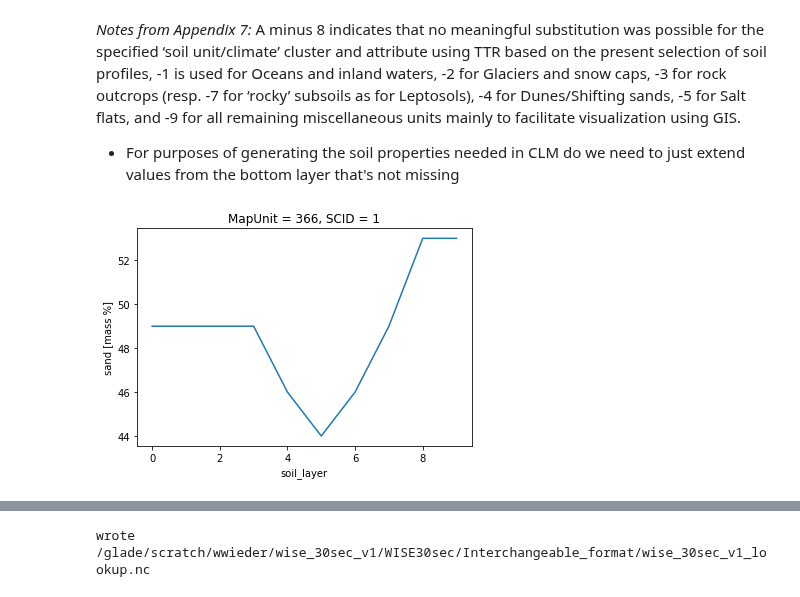
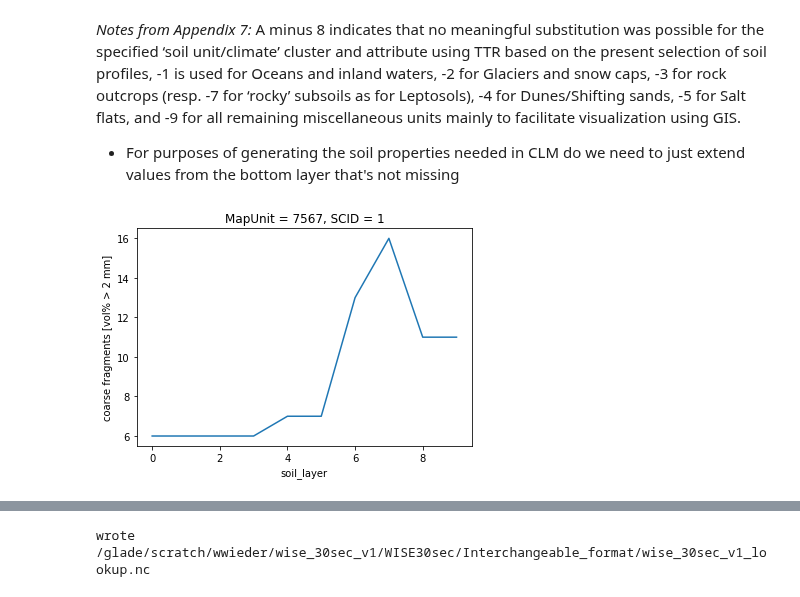
Before and after one commit to wwieder/ctsm_py, a Jupyter notebook: notebooks/tiff2nc-WISE.ipynb, the cells around one changed output, grey strips where cells are left out. Cells and saved outputs as stored; diff of their text form; code cells hidden in the pictures.

```diff
--- a/notebooks/tiff2nc-WISE.ipynb
+++ b/notebooks/tiff2nc-WISE.ipynb
@@ -125,12 +125,12 @@ dsLook.TOTN.attrs['units'] = 'gN kg^-1'
 dsLook.CNrt.attrs['long_name'] = 'C/N ratio'
 dsLook.CNrt.attrs['units'] = 'None'
 
-dsLook.attrs['source data'] = 'https://files.isric.org/public/wise/wise_30sec_v1.zip'
+dsLook.attrs['sourceData'] = 'https://files.isric.org/public/wise/wise_30sec_v1.zip'
 dsLook.attrs['doucmentation'] = 'https://library.wur.nl/WebQuery/wurpubs/fulltext/400244'
 dsLook.attrs['publication'] = 'https://doi.org/10.1016/j.geoderma.2016.01.034'
 dsLook.attrs['accessed'] = '11 March, 2022'
 dsLook.attrs['notes'] = 'generated by Will Wieder'
-dsLook.attrs['source code'] = 'tiff2nc-WISE.ipynb'
+dsLook.attrs['sourceCode'] = 'ctsm_py/notebooks/tiff2nc-WISE.ipynb'
 # %%
 ## Open file with target dimensions for CLM
 CLMin = '/glade/p/cesmdata/cseg/inputdata/lnd/clm2/rawdata/mksrf_soitex.10level.c010119.nc'
@@ -225,8 +225,8 @@ remaining miscellaneous units mainly to facilitate visualization using GIS.
 
 - For purposes of generating the soil properties needed in CLM do we need to just extend values from the bottom layer that's not missing
 # %%
-dsOUT['PCT_SAND'].isel(MapUnit=1,SCID=0).plot() ;
+dsOUT['CFRAG'].isel(MapUnit=3378,SCID=0).plot() ;
 #dsOUT
 # %% [output]
-[figure, old version]
+[figure, new version]
 # %%
```
Also changed, not shown: parts of 11 cells of this notebook, 1 other file.
